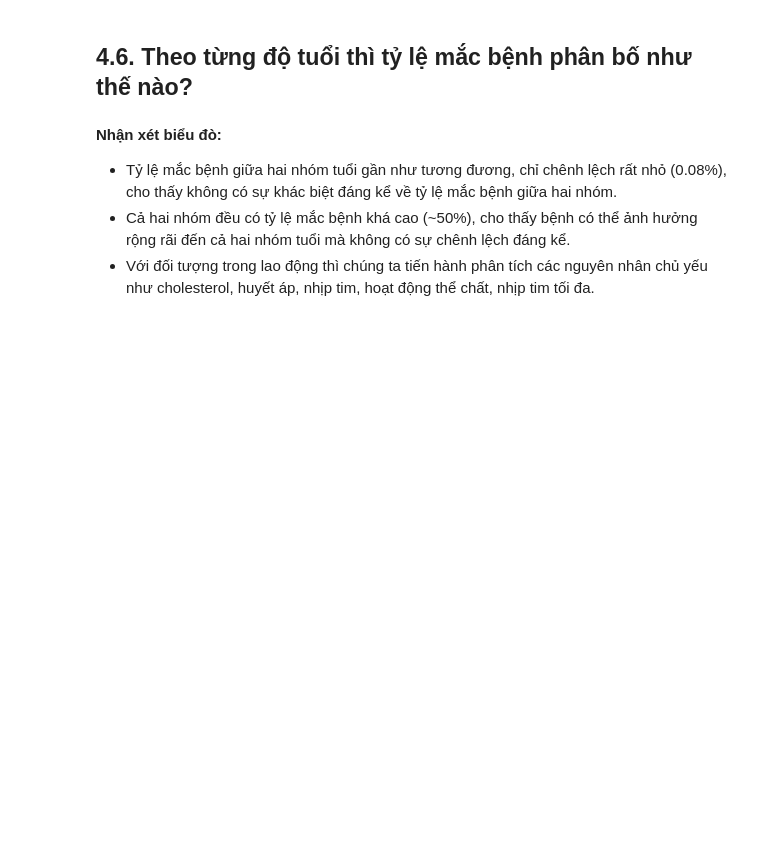
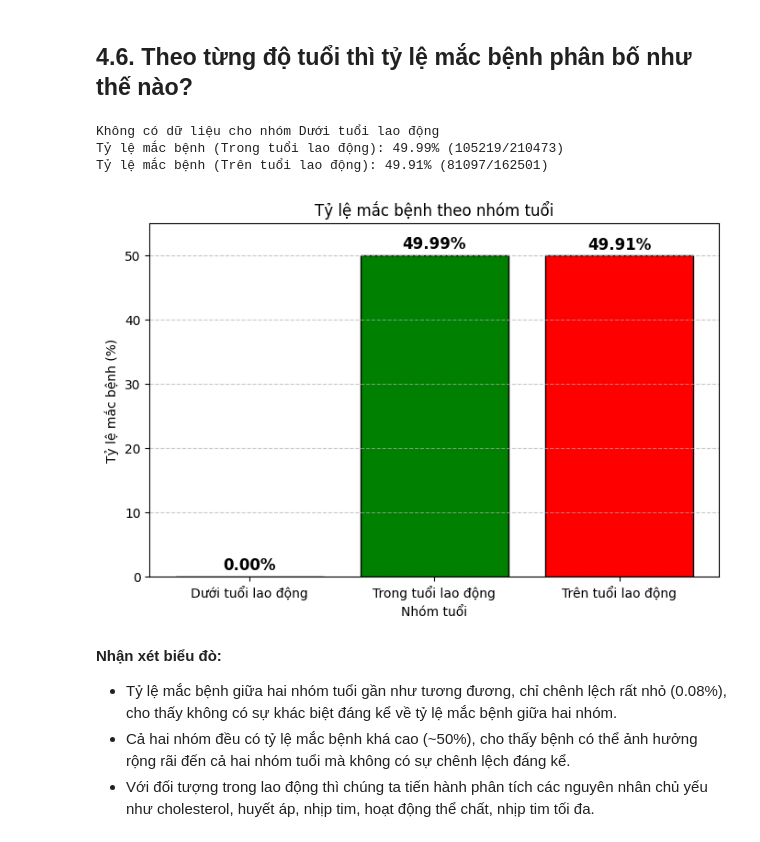
Before and after one commit to AnhQuan58/Truc_Quan_Hoa, a Jupyter notebook: heart_attack.ipynb, the cells around one changed output. Cells and saved outputs as stored; diff of their text form; code cells hidden in the pictures; blank space fills up the shorter version.

```diff
--- a/heart_attack.ipynb
+++ b/heart_attack.ipynb
@@ -594,42 +594,60 @@ plt.show()
 # %% [markdown]
 ## **4.6. Theo từng độ tuổi thì tỷ lệ mắc bệnh phân bố như thế nào?**
 # %%
-# under_working_age = df[df["Tuổi"] < 18]  # Dưới tuổi lao động
-# working_age = df[(df["Tuổi"] >= 18) & (df["Tuổi"] <= 60)]  # Trong tuổi lao động
-# over_working_age = df[df["Tuổi"] > 60]  # Trên tuổi lao động
+# Xác định nhóm tuổi
+under_working_age = df[df["Tuổi"] < 18]  # Dưới tuổi lao động
+working_age = df[(df["Tuổi"] >= 18) & (df["Tuổi"] <= 60)]  # Trong tuổi lao động
+over_working_age = df[df["Tuổi"] > 60]  # Trên tuổi lao động
 # over_working_age
 # %%
-# def calculate_disease_ratio(df, title):
-#     if df.empty:
-#         print(f"Không có dữ liệu cho nhóm {title}")
-#         return
-#     total = len(df)
-#     diseased = df["Kết quả"].sum()
-#     ratio = diseased / total * 100
-#     print(f"Tỷ lệ mắc bệnh ({title}): {ratio:.2f}% ({diseased}/{total})")
+def calculate_disease_ratio(df, title):
+    if df.empty:
+        print(f"Không có dữ liệu cho nhóm {title}")
+        return
+    total = len(df)
+    diseased = df["Kết quả"].sum()
+    ratio = diseased / total * 100
+    print(f"Tỷ lệ mắc bệnh ({title}): {ratio:.2f}% ({diseased}/{total})")
 
-# calculate_disease_ratio(under_working_age, "Dưới tuổi lao động")
-# calculate_disease_ratio(working_age, "Trong tuổi lao động")
-# calculate_disease_ratio(over_working_age, "Trên tuổi lao động")
+calculate_disease_ratio(under_working_age, "Dưới tuổi lao động")
+calculate_disease_ratio(working_age, "Trong tuổi lao động")
+calculate_disease_ratio(over_working_age, "Trên tuổi lao động")
+# %% [output]
+Không có dữ liệu cho nhóm Dưới tuổi lao động
+Tỷ lệ mắc bệnh (Trong tuổi lao động): 49.99% (105219/210473)
+Tỷ lệ mắc bệnh (Trên tuổi lao động): 49.91% (81097/162501)
 # %%
-# age_groups = ["Dưới tuổi lao động", "Trong tuổi lao động", "Trên tuổi lao động"]
-# ratios = [
-#     under_working_age["Kết quả"].mean() * 100,
-#     working_age["Kết quả"].mean() * 100,
-#     over_working_age["Kết quả"].mean() * 100
-# ]
+under_working_age = under_working_age.dropna(subset=["Kết quả"])
+working_age = working_age.dropna(subset=["Kết quả"])
+over_working_age = over_working_age.dropna(subset=["Kết quả"])
 
-# plt.figure(figsize=(8, 5))
-# plt.bar(age_groups, ratios, color=["blue", "green", "red"], edgecolor="black")
-# for i, v in enumerate(ratios):
-#     plt.text(i, v + 1, f"{v:.2f}%", ha="center", fontsize=12, fontweight="bold")
 
-# plt.title("Tỷ lệ mắc bệnh theo nhóm tuổi")
-# plt.xlabel("Nhóm tuổi")
-# plt.ylabel("Tỷ lệ mắc bệnh (%)")
-# plt.ylim(0, max(ratios) + 5)
-# plt.grid(axis="y", linestyle="--", alpha=0.7)
-# plt.show()
+age_groups = ["Dưới tuổi lao động", "Trong tuổi lao động", "Trên tuổi lao động"]
+ratios = [
+    under_working_age["Kết quả"].mean() * 100,
+    working_age["Kết quả"].mean() * 100,
+    over_working_age["Kết quả"].mean() * 100
+]
+
+ratios = [0 if np.isnan(r) or np.isinf(r) else r for r in ratios]
+
+
+plt.figure(figsize=(8, 5))
+plt.bar(age_groups, ratios, color=["blue", "green", "red"], edgecolor="black")
+
+# Thêm giá trị trên cột
+for i, v in enumerate(ratios):
+    plt.text(i, v + 1, f"{v:.2f}%", ha="center", fontsize=12, fontweight="bold")
+
+plt.title("Tỷ lệ mắc bệnh theo nhóm tuổi")
+plt.xlabel("Nhóm tuổi")
+plt.ylabel("Tỷ lệ mắc bệnh (%)")
+plt.ylim(0, max(ratios) + 5)
+plt.grid(axis="y", linestyle="--", alpha=0.7)
+
+plt.show()
+# %% [output]
+[figure, added]
 # %% [markdown]
 **Nhận xét biểu đò:**
 - Tỷ lệ mắc bệnh giữa hai nhóm tuổi gần như tương đương, chỉ chênh lệch rất nhỏ (0.08%), cho thấy không có sự khác biệt đáng kể về tỷ lệ mắc bệnh giữa hai nhóm.
```
Also changed, not shown: parts of 2 cells of this notebook.
